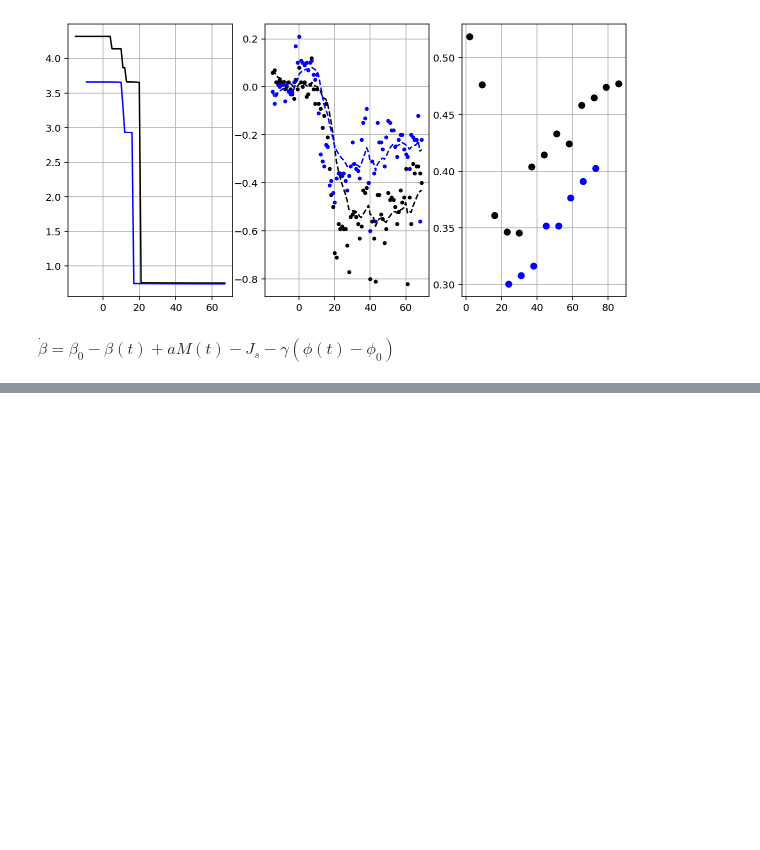
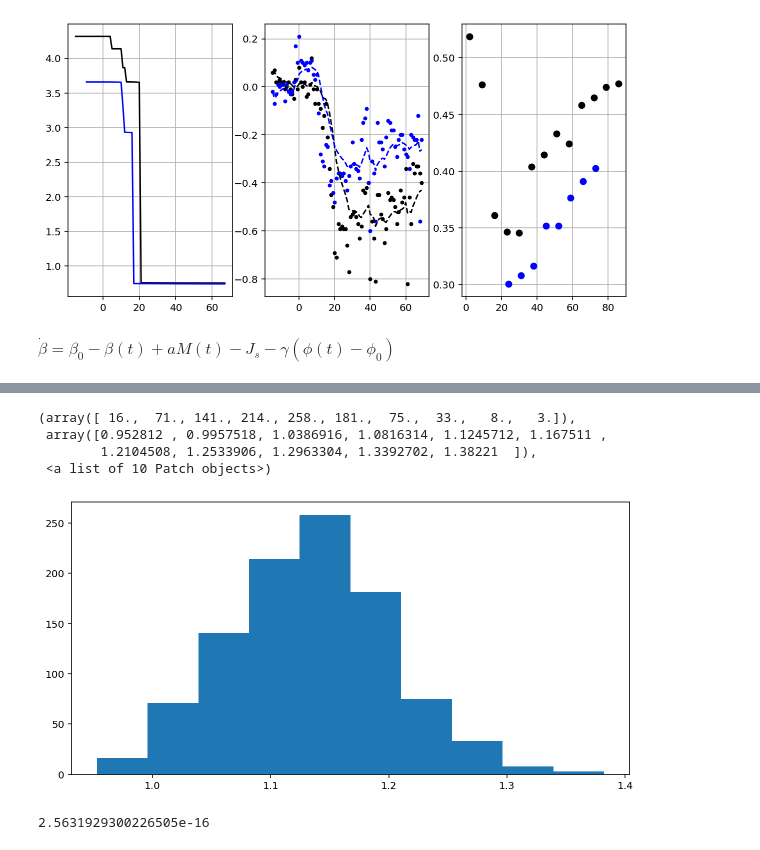
Before and after one commit to HuifangWang/CovidH_TNG, a Jupyter notebook: notebooks/2020-07-06-prep-sde-data.ipynb, the cells around one changed output, grey strips where cells are left out. Cells and saved outputs as stored; diff of their text form; code cells hidden in the pictures; blank space fills up the shorter version.

```diff
--- a/notebooks/2020-07-06-prep-sde-data.ipynb
+++ b/notebooks/2020-07-06-prep-sde-data.ipynb
@@ -90,0 +145,17 @@ subplot(414); plot(p)
+# %%
+!make -C ~/Downloads/cmdstan-2.22.1 $PWD/../src/SDEs
+
+# stanio.rdump(
+#     "SDEs.R",
+#     {
+#         "nt": len(R),
+#         "r": R[:, 0],
+#         "m": M[:, 0],
+#         "nC": 8,
+#         "iC": np.r_[:8]*7+10,
+#         "C": np.r_[c_de][:8,0],
+#     })
+
+!../src/SDEs sample data file=SDEs.R
+
+csv = stanio.parse_csv("output.csv")
@@ -90,0 +180,12 @@ subplot(414); plot(p)
+# %%
+hist(csv['G'])
+# %% [output]
+(array([ 16.,  71., 141., 214., 258., 181.,  75.,  33.,   8.,   3.]),
+ array([0.952812 , 0.9957518, 1.0386916, 1.0816314, 1.1245712, 1.167511 ,
+        1.2104508, 1.2533906, 1.2963304, 1.3392702, 1.38221  ]),
+ <a list of 10 Patch objects>)
+[figure, added]
+# %%
+stats.norm.pdf(0, csv['g'].mean(), csv['g'].std())
+# %% [output]
+2.5631929300226505e-16
```
Also changed, not shown: parts of 7 cells of this notebook, 1 other file.
